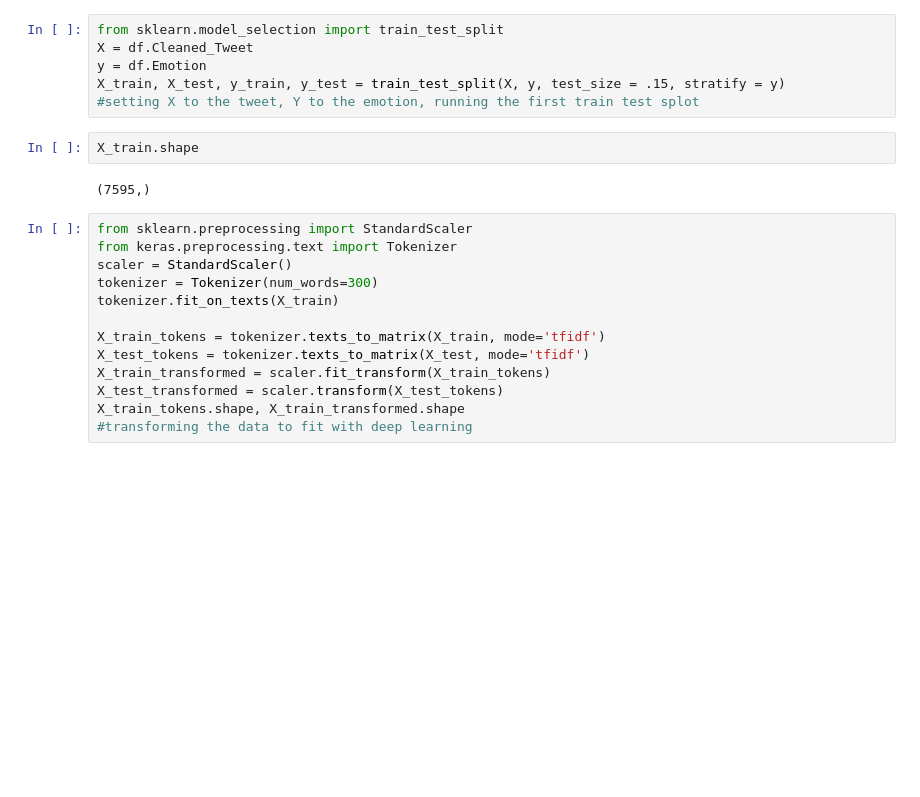
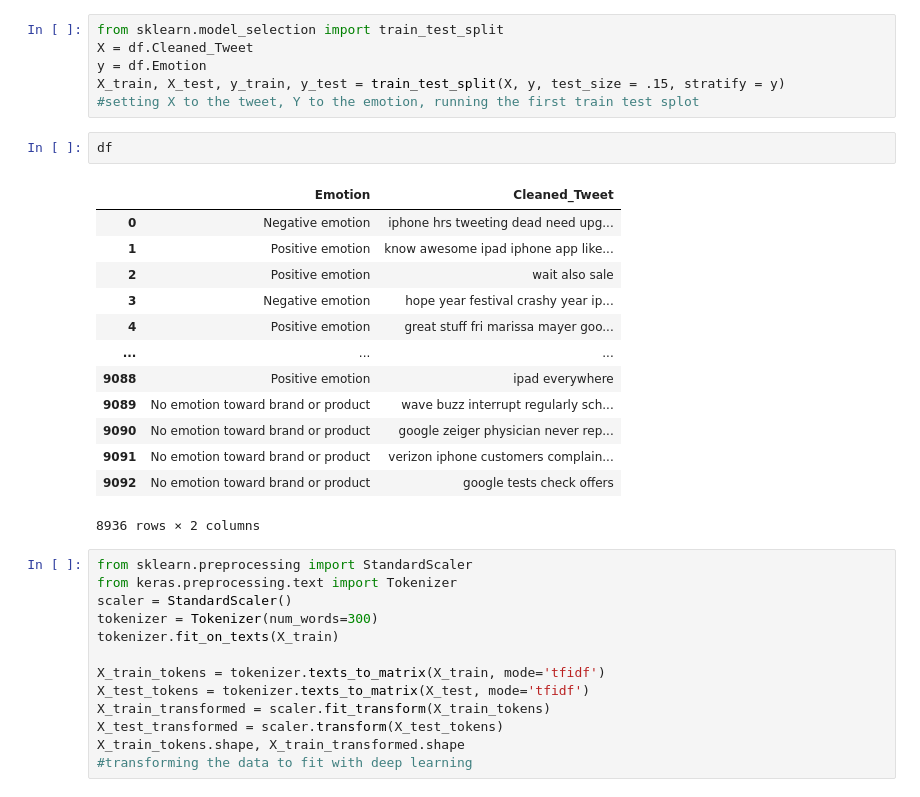
Before and after one commit to mzimmer52/Module-4-Project, a Jupyter notebook: Project 4.ipynb, the cells around one changed output. Saved outputs shown, nothing was run; the diff lists cells and outputs as text; blank space fills up the shorter version.

```diff
--- a/Project 4.ipynb
+++ b/Project 4.ipynb
@@ -173,10 +173,22 @@ X = df.Cleaned_Tweet
 y = df.Emotion
 X_train, X_test, y_train, y_test = train_test_split(X, y, test_size = .15, stratify = y)
 #setting X to the tweet, Y to the emotion, running the first train test splot
-# %%
-X_train.shape
-# %% [output]
-(7595,)
+# %%
+df
+# %% [output]
+|  | Emotion | Cleaned_Tweet |
+| 0 | Negative emotion | iphone hrs tweeting dead need upg... |
+| 1 | Positive emotion | know awesome ipad iphone app like... |
+| 2 | Positive emotion | wait also sale |
+| 3 | Negative emotion | hope year festival crashy year ip... |
+| 4 | Positive emotion | great stuff fri marissa mayer goo... |
+| ... | ... | ... |
+| 9088 | Positive emotion | ipad everywhere |
+| 9089 | No emotion toward brand or product | wave buzz interrupt regularly sch... |
+| 9090 | No emotion toward brand or product | google zeiger physician never rep... |
+| 9091 | No emotion toward brand or product | verizon iphone customers complain... |
+| 9092 | No emotion toward brand or product | google tests check offers |
+8936 rows × 2 columns
 # %%
 from sklearn.preprocessing import StandardScaler
 from keras.preprocessing.text import Tokenizer
```
Also changed, not shown: parts of 2 cells of this notebook, 8 other files.
